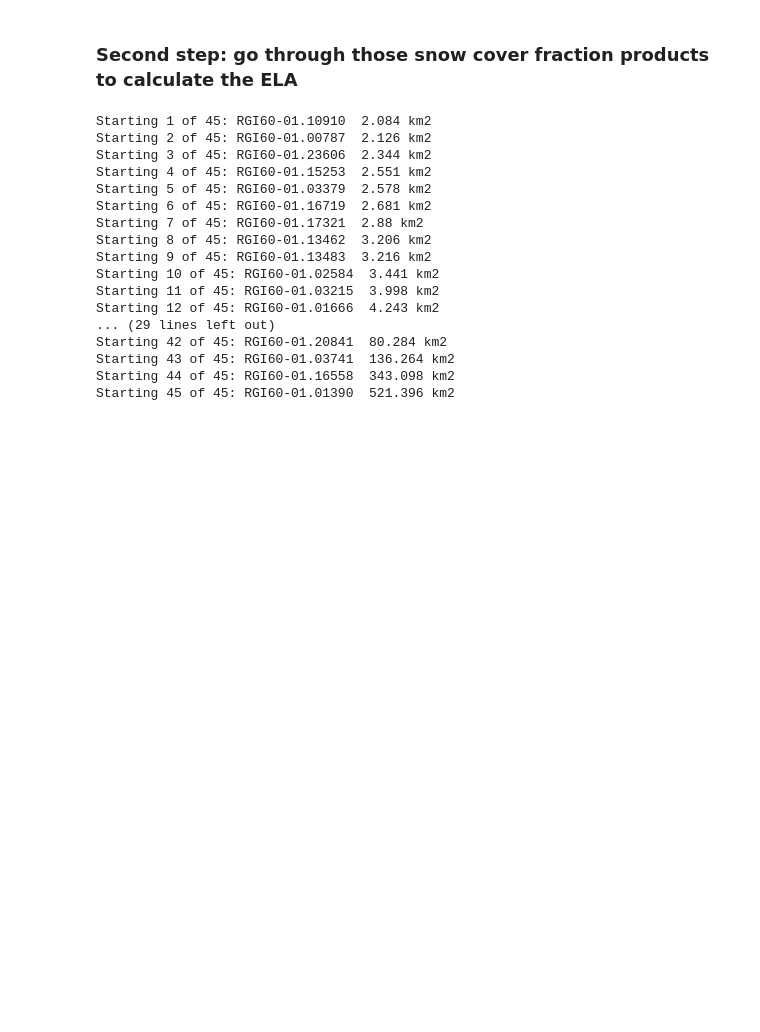
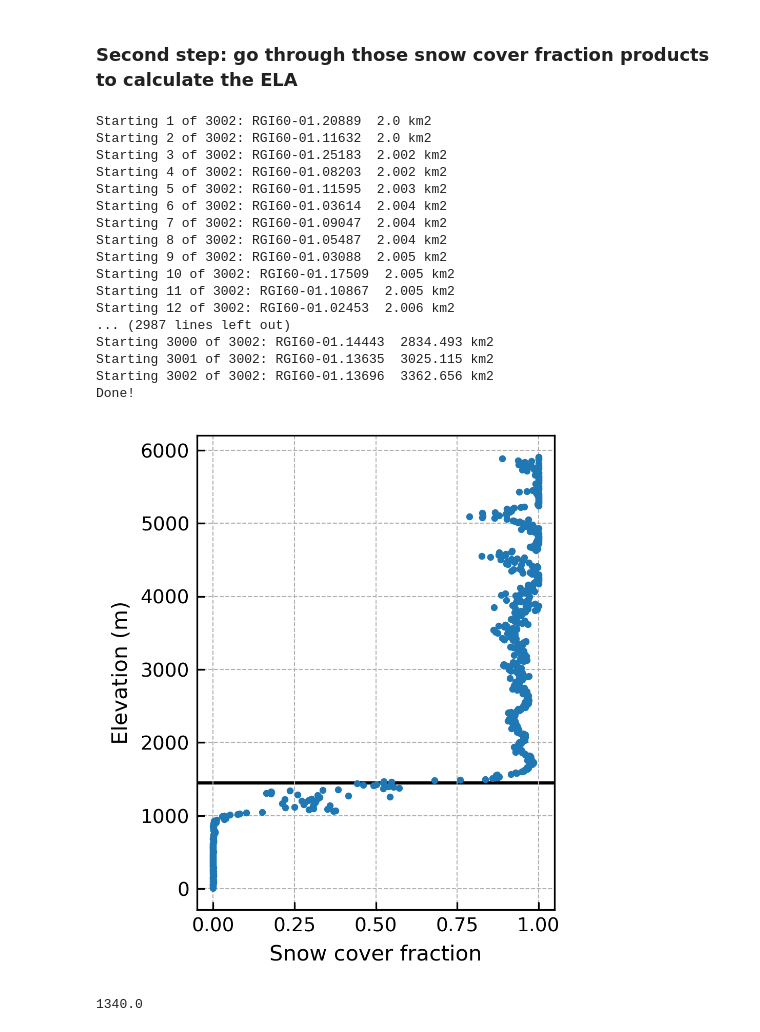
Before and after one commit to lucas-zeller/Glacier-Snow-Lines, a Jupyter notebook: processing workflow/10_get_ELAs_from_average_maps.ipynb, the cells around one changed output. Drawn from its saved outputs; the diff is of its cells as text; code cells hidden in the pictures; blank space fills up the shorter version.

```diff
--- a/processing workflow/10_get_ELAs_from_average_maps.ipynb
+++ b/processing workflow/10_get_ELAs_from_average_maps.ipynb
@@ -167,15 +209,17 @@ for i in range(len(rgis_to_analyze)):
 #     if i>0: continue
     # subset rgi to single outline, by choosing rgiid or rgi name
     rgiid = rgis_to_analyze[i]
+#     if rgiid!="RGI60-01.09162": continue
 
     # quickly grab glacier area
     ga = rgi_gdf[rgi_gdf['RGIId']==rgiid]['Area'].values[0]
+#     if ga<3300: continue
 
     # define scale
     if ga>1000:
-        scale=5
+        scale=1
     elif ga>500:
-        scale=3
+        scale=1
     else:
         scale=1
 
@@ -193,9 +237,7 @@ for i in range(len(rgis_to_analyze)):
 
     ## we need to remove elevation bands that have essentially no observations.
     good_bands = (scf_df['observed']>50)
-
     df_to_use = scf_df[good_bands].reset_index()
-#     df_observed = df_observed[good_bands].reset_index()
 
     # transition to numpy array for a bit. snow fractions >=0.5 become 1 (accumulation zone)
     # everything <0.5 becomes 0 (ablation)
@@ -265,20 +307,45 @@ all_obs_df.to_csv(out_path, index=False)
 
 print('Done!')
 # %% [output]
-Starting 1 of 45: RGI60-01.10910  2.084 km2
-Starting 2 of 45: RGI60-01.00787  2.126 km2
-Starting 3 of 45: RGI60-01.23606  2.344 km2
-Starting 4 of 45: RGI60-01.15253  2.551 km2
-Starting 5 of 45: RGI60-01.03379  2.578 km2
-Starting 6 of 45: RGI60-01.16719  2.681 km2
-Starting 7 of 45: RGI60-01.17321  2.88 km2
-Starting 8 of 45: RGI60-01.13462  3.206 km2
-Starting 9 of 45: RGI60-01.13483  3.216 km2
-Starting 10 of 45: RGI60-01.02584  3.441 km2
-Starting 11 of 45: RGI60-01.03215  3.998 km2
-Starting 12 of 45: RGI60-01.01666  4.243 km2
-... (29 lines left out)
-Starting 42 of 45: RGI60-01.20841  80.284 km2
-Starting 43 of 45: RGI60-01.03741  136.264 km2
-Starting 44 of 45: RGI60-01.16558  343.098 km2
-Starting 45 of 45: RGI60-01.01390  521.396 km2
+Starting 1 of 3002: RGI60-01.20889  2.0 km2
+Starting 2 of 3002: RGI60-01.11632  2.0 km2
+Starting 3 of 3002: RGI60-01.25183  2.002 km2
+Starting 4 of 3002: RGI60-01.08203  2.002 km2
+Starting 5 of 3002: RGI60-01.11595  2.003 km2
+Starting 6 of 3002: RGI60-01.03614  2.004 km2
+Starting 7 of 3002: RGI60-01.09047  2.004 km2
+Starting 8 of 3002: RGI60-01.05487  2.004 km2
+Starting 9 of 3002: RGI60-01.03088  2.005 km2
+Starting 10 of 3002: RGI60-01.17509  2.005 km2
+Starting 11 of 3002: RGI60-01.10867  2.005 km2
+Starting 12 of 3002: RGI60-01.02453  2.006 km2
+... (2987 lines left out)
+Starting 3000 of 3002: RGI60-01.14443  2834.493 km2
+Starting 3001 of 3002: RGI60-01.13635  3025.115 km2
+Starting 3002 of 3002: RGI60-01.13696  3362.656 km2
+Done!
+# %%
+### make a quick figure to visualize the ELA process
+fig,axs = plt.subplots(figsize=(3,4), dpi=300)
+axs.scatter(scf_df["snow_frac"], scf_df["z_min"], c='tab:blue', s=5, zorder=3)
+
+axs.hlines(final_ela, -0.1, 1.1, color='black', zorder=1)
+
+# set tick and label stuff
+axs.set_xlabel("Snow cover fraction", fontsize = 10)
+axs.set_ylabel("Elevation (m)", fontsize = 10)
+axs.set_xticks([0, 0.25, 0.5, 0.75, 1])
+axs.tick_params(axis='both', direction='in', labelsize=9)
+
+axs.set_xlim(-0.05, 1.05)
+
+# add grid
+axs.grid(zorder=1, linestyle='dashed', linewidth=0.5)
+
+# scf_df
+# %% [output]
+[figure, added]
+# %%
+final_ela
+# %% [output]
+1340.0
```
Also changed, not shown: parts of 4 cells of this notebook, 45 other files.
